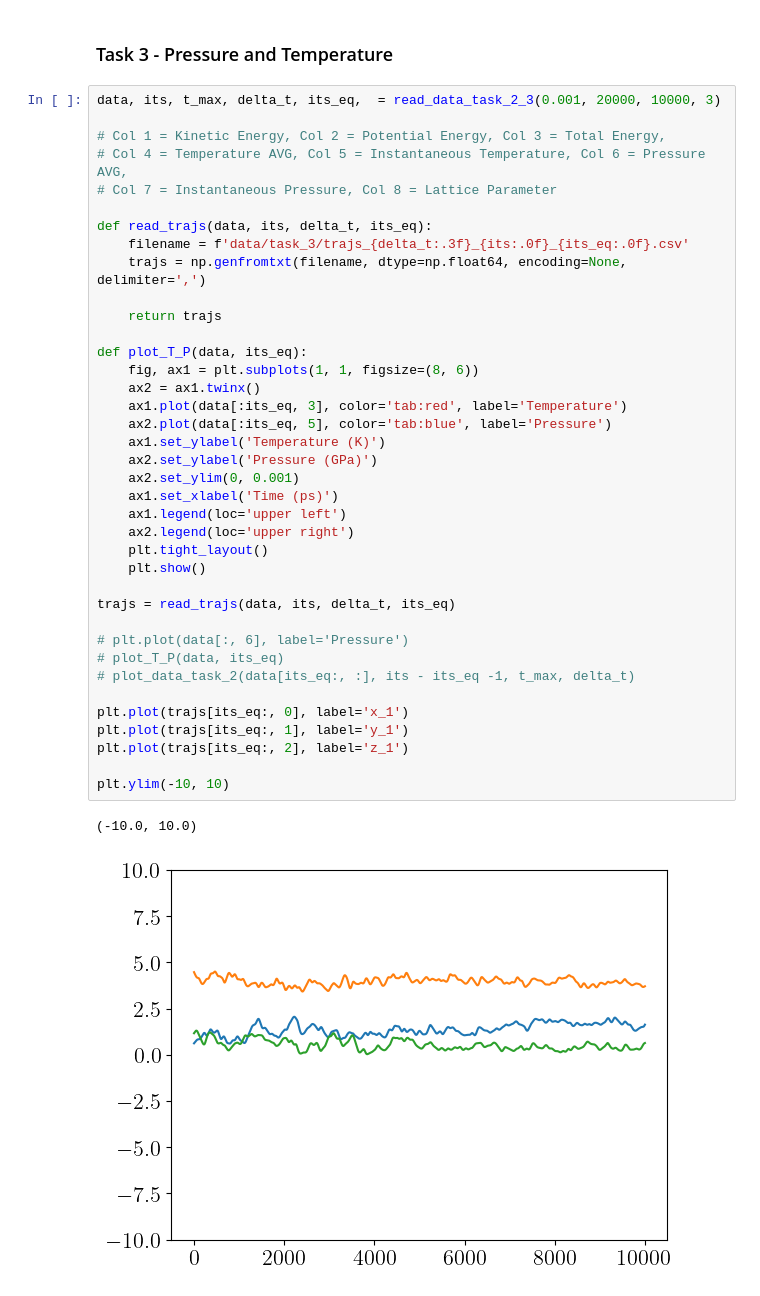
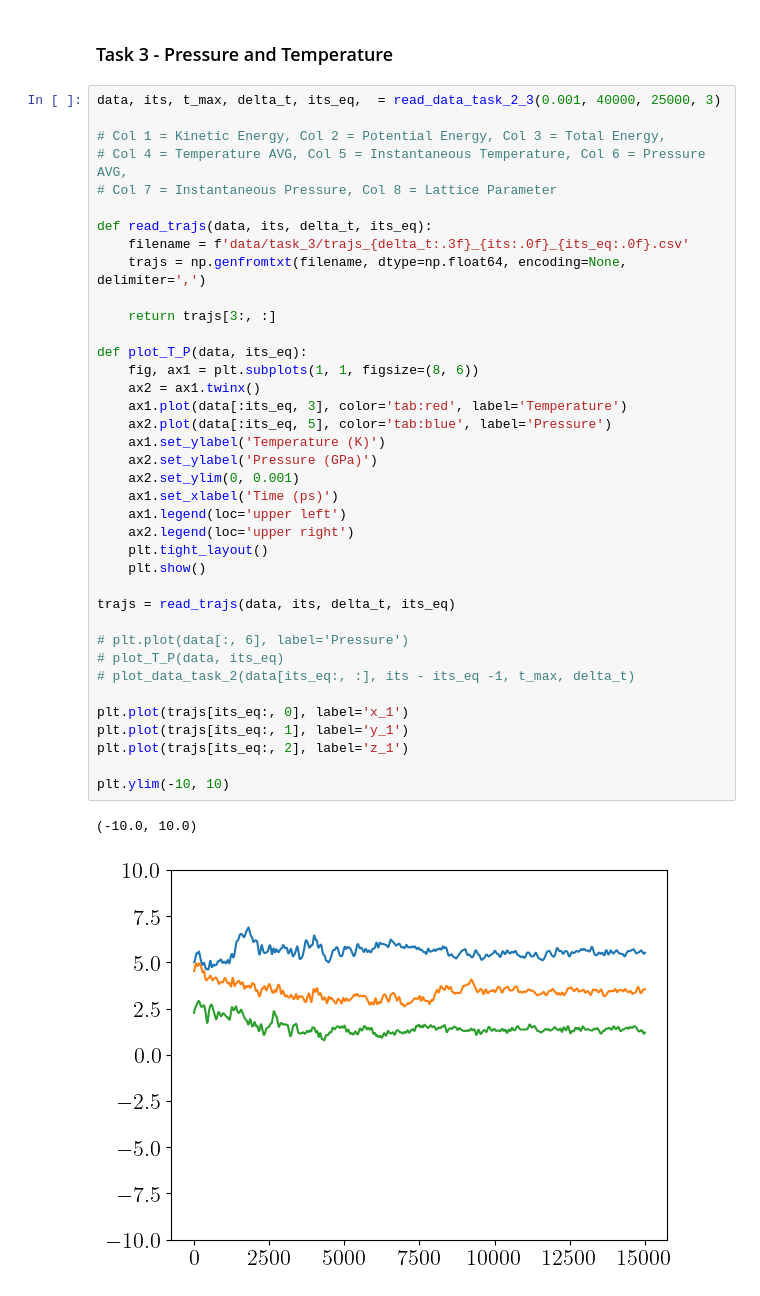
Before and after one commit to stommen/fka122-homeworks, a Jupyter notebook: H1/analyzer.ipynb, the cells around one changed output. Saved outputs shown, nothing was run; the diff lists cells and outputs as text.

```diff
--- a/H1/analyzer.ipynb
+++ b/H1/analyzer.ipynb
@@ -116,7 +116,7 @@ its_eq = 0
 # %% [markdown]
 ### Task 3 - Pressure and Temperature
 # %%
-data, its, t_max, delta_t, its_eq,  = read_data_task_2_3(0.001, 20000, 10000, 3)
+data, its, t_max, delta_t, its_eq,  = read_data_task_2_3(0.001, 40000, 25000, 3)
 
 # Col 1 = Kinetic Energy, Col 2 = Potential Energy, Col 3 = Total Energy,
 # Col 4 = Temperature AVG, Col 5 = Instantaneous Temperature, Col 6 = Pressure AVG,
@@ -126,33 +126,33 @@ def read_trajs(data, its, delta_t, its_eq):
     filename = f'data/task_3/trajs_{delta_t:.3f}_{its:.0f}_{its_eq:.0f}.csv'
     trajs = np.genfromtxt(filename, dtype=np.float64, encoding=None, delimiter=',')
 
-    return trajs
+    return trajs[3:, :]
 
 def plot_T_P(data, its_eq):
     fig, ax1 = plt.subplots(1, 1, figsize=(8, 6))
     ax2 = ax1.twinx()
     ax1.plot(data[:its_eq, 3], color='tab:red', label='Temperature')
     ax2.plot(data[:its_eq, 5], color='tab:blue', label='Pressure')
     ax1.set_ylabel('Temperature (K)')
     ax2.set_ylabel('Pressure (GPa)')
     ax2.set_ylim(0, 0.001)
     ax1.set_xlabel('Time (ps)')
     ax1.legend(loc='upper left')
     ax2.legend(loc='upper right')
     plt.tight_layout()
     plt.show()
 
 trajs = read_trajs(data, its, delta_t, its_eq)
 
 # plt.plot(data[:, 6], label='Pressure')
 # plot_T_P(data, its_eq)
 # plot_data_task_2(data[its_eq:, :], its - its_eq -1, t_max, delta_t)
 
 plt.plot(trajs[its_eq:, 0], label='x_1')
 plt.plot(trajs[its_eq:, 1], label='y_1')
 plt.plot(trajs[its_eq:, 2], label='z_1')
 
 plt.ylim(-10, 10)
 # %% [output]
 (-10.0, 10.0)
-[figure, old version]
+[figure, new version]
```
Also changed, not shown: parts of 1 cell of this notebook.
